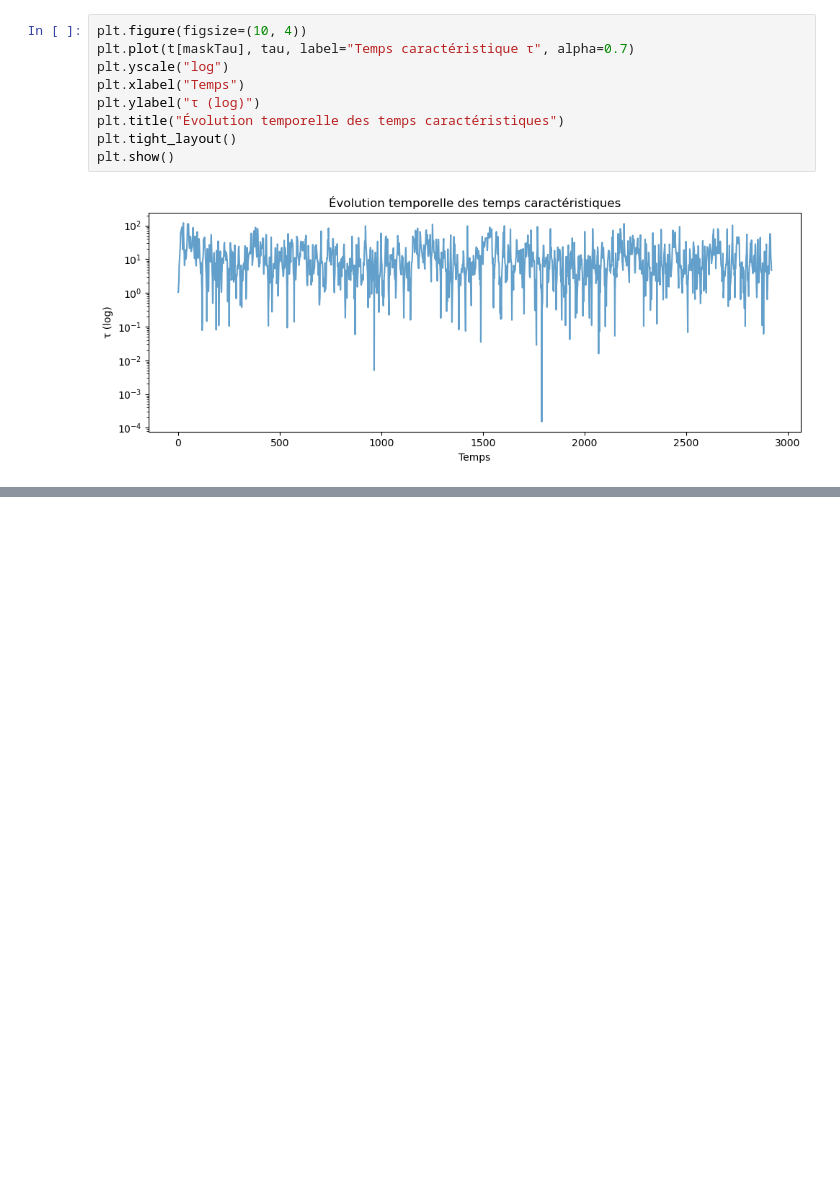
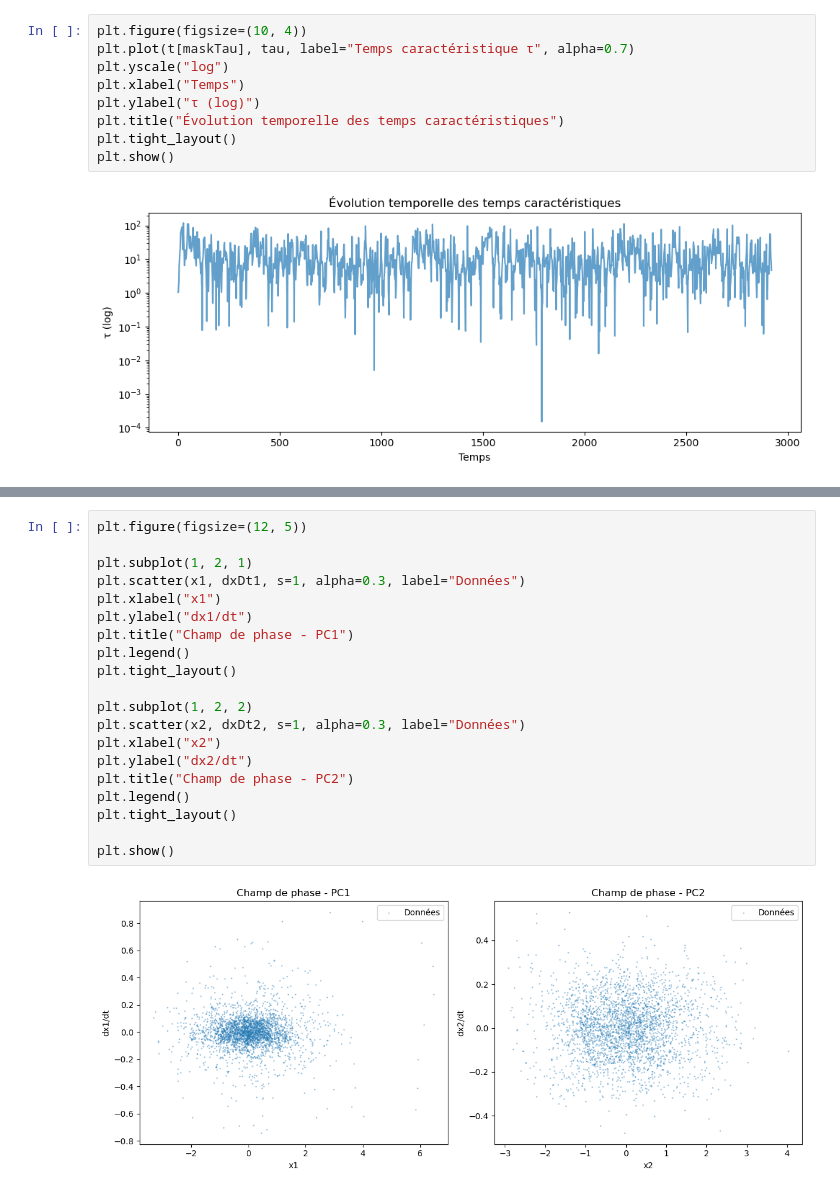
Before and after one commit to mkkuu/EnglishChannelSSTSciML, a Jupyter notebook: notebooks/preTreatment/16dynamicDiagnostic.ipynb, the cells around one changed output, grey strips where cells are left out. Drawn from its saved outputs; the diff is of its cells as text; blank space fills up the shorter version.

```diff
--- a/notebooks/preTreatment/16dynamicDiagnostic.ipynb
+++ b/notebooks/preTreatment/16dynamicDiagnostic.ipynb
@@ -455,0 +550,22 @@ Jusqu'ici nous avions regardé des séries temporelles, des dérivées ou des é
+# %%
+plt.figure(figsize=(12, 5))
+
+plt.subplot(1, 2, 1)
+plt.scatter(x1, dxDt1, s=1, alpha=0.3, label="Données")
+plt.xlabel("x1")
+plt.ylabel("dx1/dt")
+plt.title("Champ de phase - PC1")
+plt.legend()
+plt.tight_layout()
+
+plt.subplot(1, 2, 2)
+plt.scatter(x2, dxDt2, s=1, alpha=0.3, label="Données")
+plt.xlabel("x2")
+plt.ylabel("dx2/dt")
+plt.title("Champ de phase - PC2")
+plt.legend()
+plt.tight_layout()
+
+plt.show()
+# %% [output]
+[figure, added]
```
Also changed, not shown: parts of 15 cells of this notebook.
